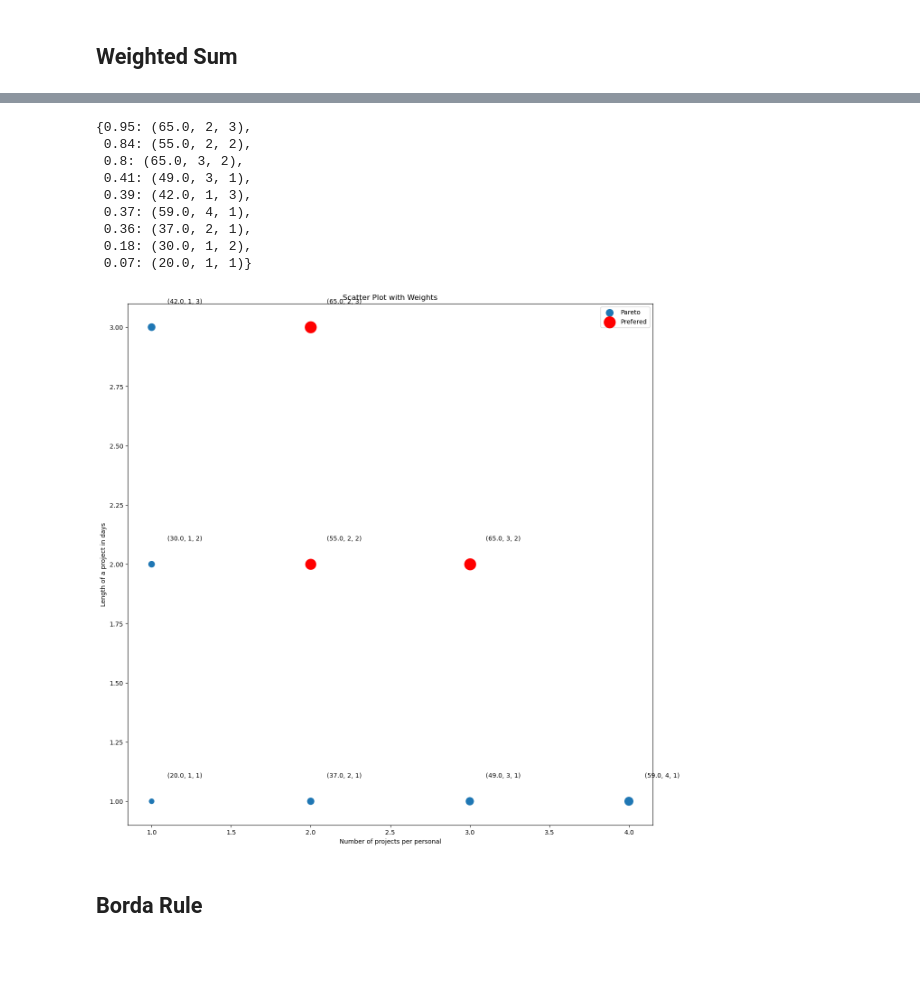
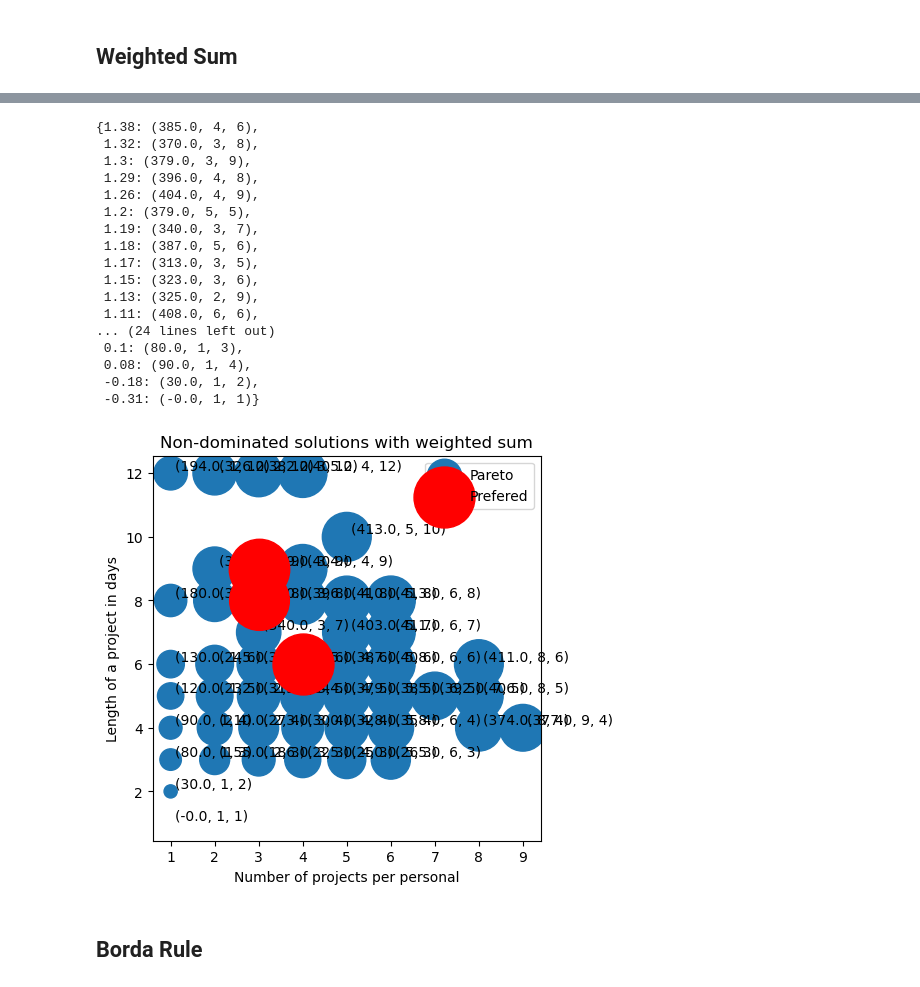
Before and after one commit to hamdilyes/decision-systems, a Jupyter notebook: draft/ilyes_eps.ipynb, the cells around one changed output, grey strips where cells are left out. Cells and saved outputs as stored; diff of their text form; code cells hidden in the pictures; blank space fills up the shorter version.

```diff
--- a/draft/ilyes_eps.ipynb
+++ b/draft/ilyes_eps.ipynb
@@ -22,7 +19,7 @@ def get_data(size = 'small'):
     with open(size + '.json') as f:
         data = json.load(f)
     return data
-data = get_data()
+data = get_data('../medium')
 # %% [markdown]
 ## Constants from data
 # %%
@@ -324,7 +329,7 @@ plt.show()
 # Plot the pareto surface with the 3d scatter plot
 
 from mpl_toolkits.mplot3d import Axes3D
-fig = plt.figure(figsize=(15,15))
+fig = plt.figure(figsize=(5,5))
 ax = fig.add_subplot(111, projection='3d')
 ax.scatter([i[1] for i in pareto], [i[2] for i in pareto], [i[0] for i in pareto])
 for i in pareto:
@@ -356,36 +361,44 @@ pareto_sorted = {pareto_scores[i]: pareto[i] for i in range(len(pareto_scores))}
 pareto_sorted = dict(sorted(pareto_sorted.items(), reverse=True))
 pareto_sorted
 # %% [output]
-{0.95: (65.0, 2, 3),
- 0.84: (55.0, 2, 2),
- 0.8: (65.0, 3, 2),
- 0.41: (49.0, 3, 1),
- 0.39: (42.0, 1, 3),
- 0.37: (59.0, 4, 1),
- 0.36: (37.0, 2, 1),
- 0.18: (30.0, 1, 2),
- 0.07: (20.0, 1, 1)}
+{1.38: (385.0, 4, 6),
+ 1.32: (370.0, 3, 8),
+ 1.3: (379.0, 3, 9),
+ 1.29: (396.0, 4, 8),
+ 1.26: (404.0, 4, 9),
+ 1.2: (379.0, 5, 5),
+ 1.19: (340.0, 3, 7),
+ 1.18: (387.0, 5, 6),
+ 1.17: (313.0, 3, 5),
+ 1.15: (323.0, 3, 6),
+ 1.13: (325.0, 2, 9),
+ 1.11: (408.0, 6, 6),
+... (24 lines left out)
+ 0.1: (80.0, 1, 3),
+ 0.08: (90.0, 1, 4),
+ -0.18: (30.0, 1, 2),
+ -0.31: (-0.0, 1, 1)}
 # %%
 # Create the scatter plot
-fig = plt.figure(figsize=(15,15))
+fig = plt.figure(figsize=(5,5))
 plt.scatter([i[1] for i in pareto], [i[2] for i in pareto],s = [i[0]*3 for i in pareto])
 # Add a title and labels for the x and y axes
 for i in pareto:
     plt.text(i[1] + 0.1, i[2]+0.1,  '%s' % (str(i)), size=10, zorder=1, color='k')
 
 # color the 3 best solutions in red according to pareto_sorted
 for i in range(3):
     plt.scatter([pareto_sorted[list(pareto_sorted.keys())[i]][1]], [pareto_sorted[list(pareto_sorted.keys())[i]][2]],s = [pareto_sorted[list(pareto_sorted.keys())[i]][0]*5], color = 'red')
 
-plt.title("Scatter Plot with Weights")
+plt.title("Non-dominated solutions with weighted sum")
 plt.xlabel("Number of projects per personal")
 plt.ylabel("Length of a project in days")
 plt.legend(['Pareto', 'Prefered'])
 
 # Show the plot
 plt.show()
 # %% [output]
-[figure, old version]
+[figure, new version]
 # %% [markdown]
 ## Borda Rule
 # %% [markdown]
```
Also changed, not shown: parts of 15 cells of this notebook, 4 other files.
